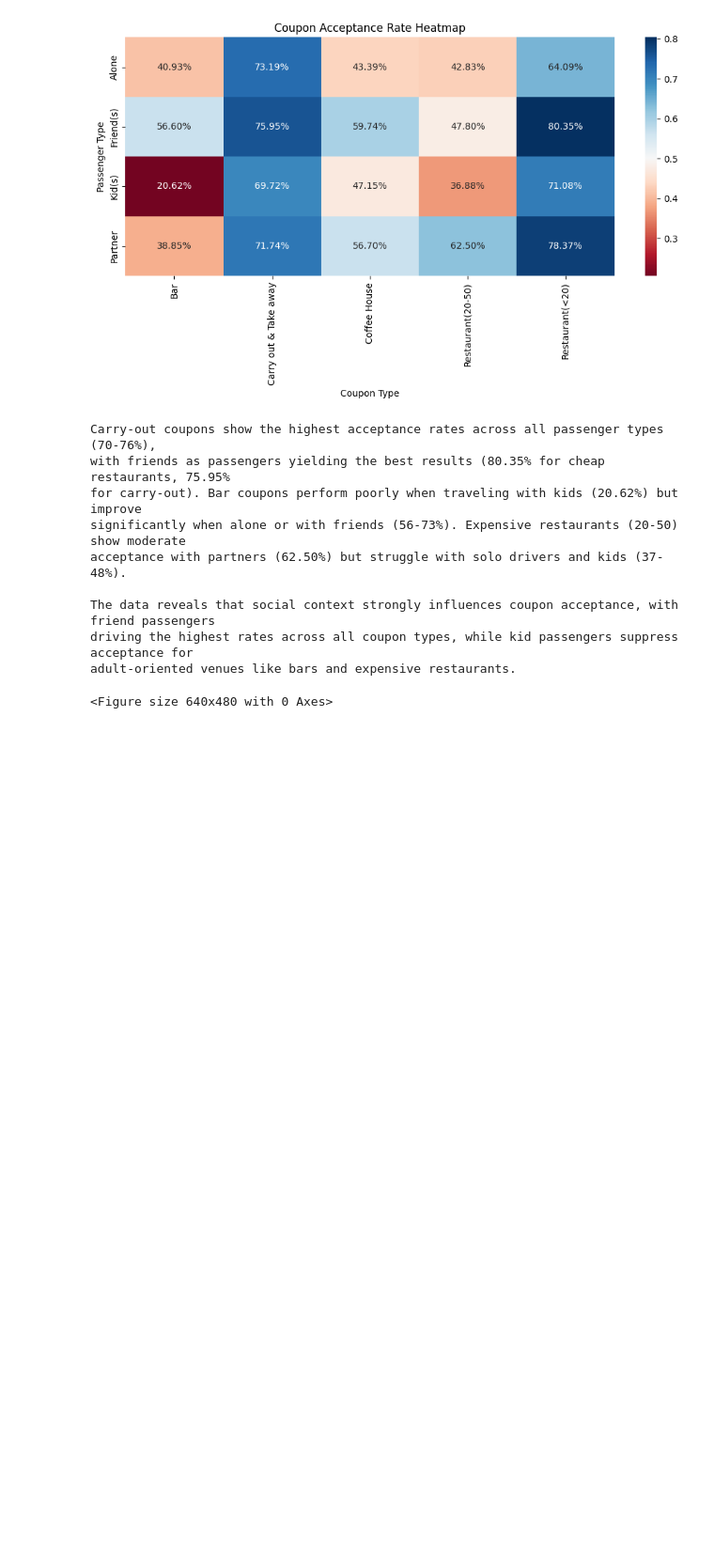
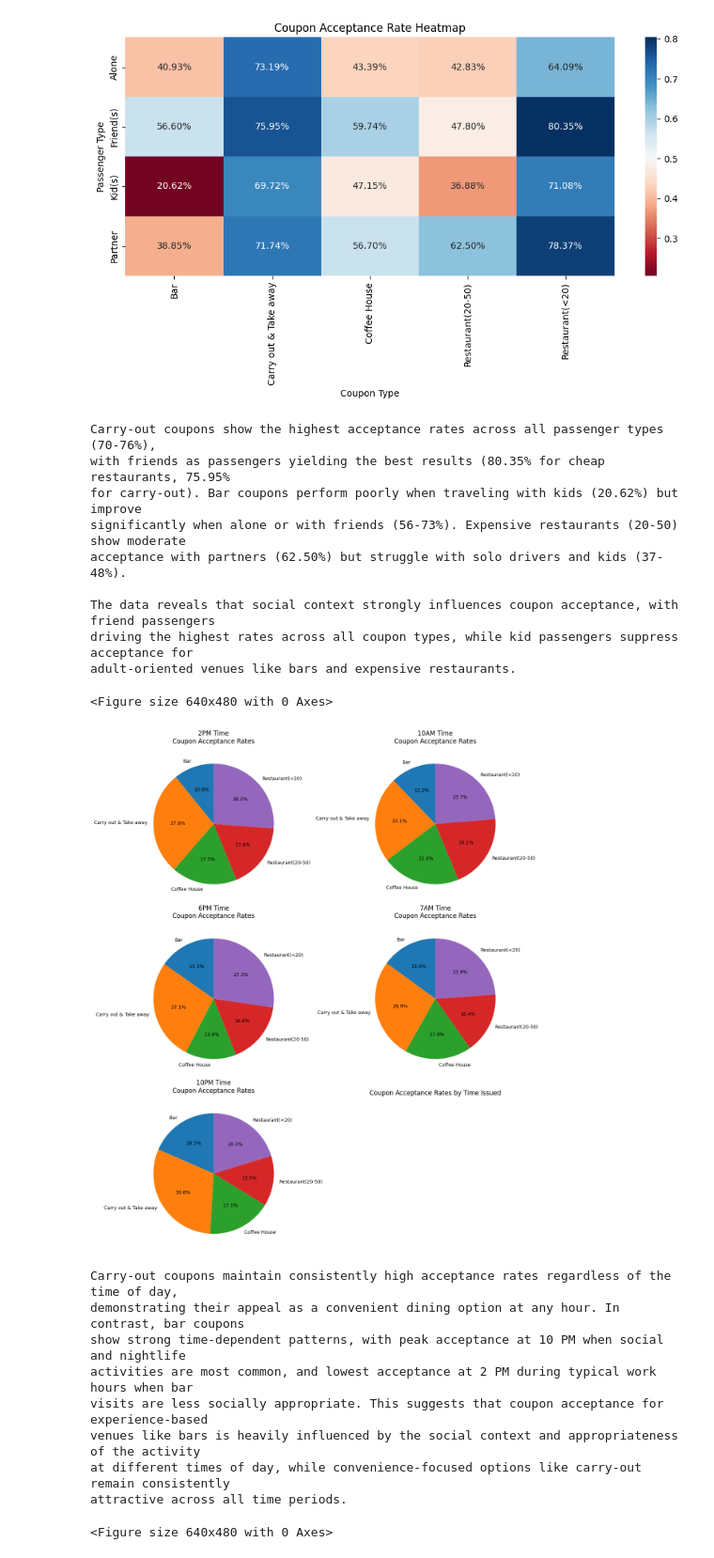
Before and after one commit to gowd-haraginadoni/ML-Will-Customer-Accept-Coupon, a Jupyter notebook: prompt.ipynb, the cells around one changed output. Shown at 94% size. Drawn from its saved outputs; the diff is of its cells as text; code cells hidden in the pictures; blank space fills up the shorter version.

```diff
--- a/prompt.ipynb
+++ b/prompt.ipynb
@@ -688,3 +688,53 @@ The data reveals that social context strongly influences coupon acceptance, with
 driving the highest rates across all coupon types, while kid passengers suppress acceptance for
 adult-oriented venues like bars and expensive restaurants.
 <Figure size 640x480 with 0 Axes>
+# %%
+# Coupon acceptance by time condition (pie charts)
+acceptance_by_time_coupon = data.groupby(['time', 'coupon'])['Y'].mean().reset_index()
+
+times = data['time'].unique()
+no_of_times = len(times)
+
+# Create subplots in 3 rows, 2 columns
+fig, axes = plt.subplots(3, 2, figsize=(12, 14))
+axes = axes.flatten()  # Flatten to make indexing easier
+
+time_conditions = list(times)
+
+for idx, time_item in enumerate(time_conditions):
+    # Filter data for this time condition
+    time_data = acceptance_by_time_coupon[acceptance_by_time_coupon['time'] == time_item]
+
+    # Create pie chart
+    axes[idx].pie(time_data['Y'], labels=time_data['coupon'], autopct='%1.1f%%',
+                  startangle=90, textprops={'fontsize': 9})
+    axes[idx].set_title(f'{time_item} Time\nCoupon Acceptance Rates', fontsize=12, pad=10)
+
+# Hide any unused subplots if there are fewer than 6 time periods
+for idx in range(no_of_times, 6):
+    axes[idx].axis('off')
+
+plt.tight_layout()
+plt.title('Coupon Acceptance Rates by Time Issued')
+plt.show()
+plt.savefig('images/coupon_acceptance_by_time_pie.png')
+
+print("Carry-out coupons maintain consistently high acceptance rates regardless of the time of day,\n"
+      "demonstrating their appeal as a convenient dining option at any hour. In contrast, bar coupons\n"
+      "show strong time-dependent patterns, with peak acceptance at 10 PM when social and nightlife\n"
+      "activities are most common, and lowest acceptance at 2 PM during typical work hours when bar\n"
+      "visits are less socially appropriate. This suggests that coupon acceptance for experience-based\n"
+      "venues like bars is heavily influenced by the social context and appropriateness of the activity\n"
+      "at different times of day, while convenience-focused options like carry-out remain consistently\n"
+      "attractive across all time periods.")
+# %% [output]
+[figure, added]
+Carry-out coupons maintain consistently high acceptance rates regardless of the time of day,
+demonstrating their appeal as a convenient dining option at any hour. In contrast, bar coupons
+show strong time-dependent patterns, with peak acceptance at 10 PM when social and nightlife
+activities are most common, and lowest acceptance at 2 PM during typical work hours when bar
+visits are less socially appropriate. This suggests that coupon acceptance for experience-based
+venues like bars is heavily influenced by the social context and appropriateness of the activity
+at different times of day, while convenience-focused options like carry-out remain consistently
+attractive across all time periods.
+<Figure size 640x480 with 0 Axes>
```
Also changed, not shown: 1 other file.
